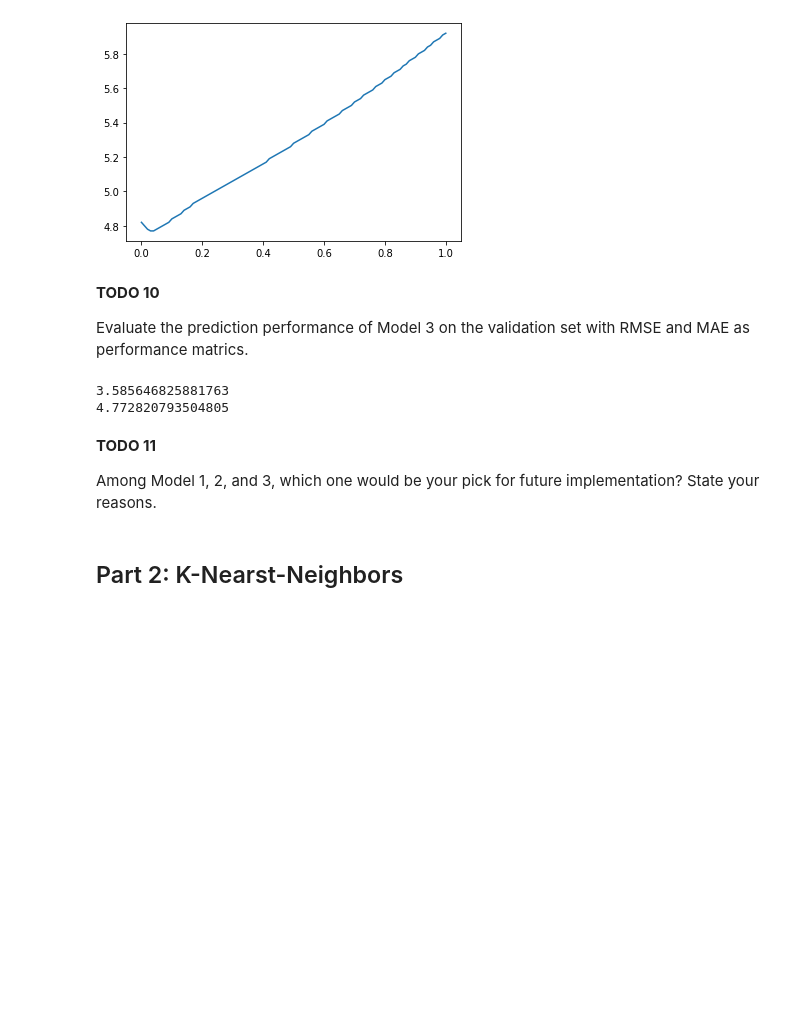
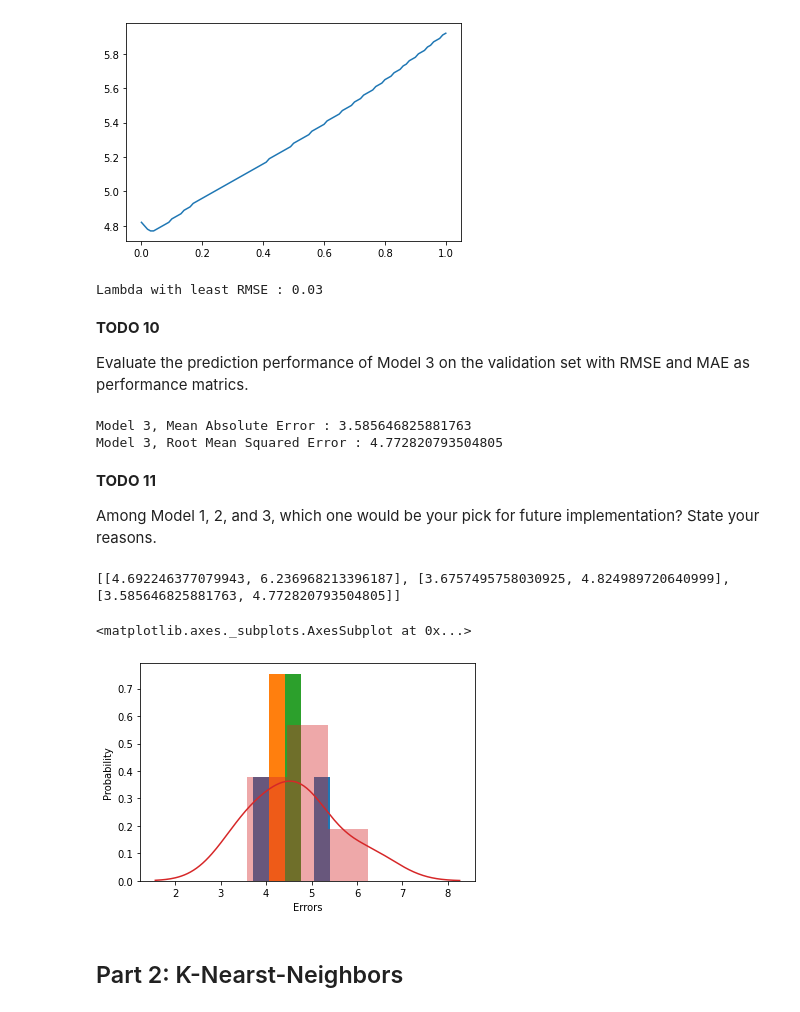
Before and after one commit to Rafi653/Data-Mining, a Jupyter notebook: Copy_of_Homework_4.ipynb, the cells around one changed output. Cells and saved outputs as stored; diff of their text form; code cells hidden in the pictures; blank space fills up the shorter version.

```diff
--- a/Copy_of_Homework_4.ipynb
+++ b/Copy_of_Homework_4.ipynb
@@ -276,36 +304,76 @@ plt.plot(alphas, error_list)
 [<matplotlib.lines.Line2D at 0x...>]
 [figure]
 # %%
+"""
+From the above graph it is clear that 0.03
+
+1. Fit Lasso model with lambda 0.03
+2. Predict on X_val
+"""
+
 best_alpha = alphas[error_list.index(min(error_list))]
-best_alpha
+print(f"Lambda with least RMSE : {best_alpha}")
 
 
 model = Lasso(alpha=best_alpha)
 model.fit(X_train, y_train)
 
 y_pred = model.predict(X_val)
+# %% [output]
+Lambda with least RMSE : 0.03
 # %% [markdown]
 
 **TODO 10**
 
 Evaluate the prediction performance of Model 3 on the validation set with RMSE and MAE as performance matrics.
-# %%
-from sklearn import metrics
-
-mae = metrics.mean_absolute_error(y_val, y_pred)
-print(mae)
-
-
-rmse = np.sqrt(metrics.mean_squared_error(y_val, y_pred))
-print(rmse)
-# %% [output]
-3.585646825881763
-4.772820793504805
+# %%
+"""
+Evaluate prediction performance of Model 3 by
+  1. Mean Absolute Error
+  2. Root Mean Squared Error
+"""
+
+
+from sklearn import metrics
+
+mae_3 = metrics.mean_absolute_error(y_val, y_pred)
+print(f"Model 3, Mean Absolute Error : {mae_3}")
+
+
+rmse_3 = np.sqrt(metrics.mean_squared_error(y_val, y_pred))
+print(f"Model 3, Root Mean Squared Error : {rmse_3}")
+# %% [output]
+Model 3, Mean Absolute Error : 3.585646825881763
+Model 3, Root Mean Squared Error : 4.772820793504805
 # %% [markdown]
 
 **TODO 11**
 
 Among Model 1, 2, and 3, which one would be your pick for future implementation? State your reasons.
+# %%
+"""
+Comparing Model 1, Model 2 and Model 3
+Using histogram, to evaluate performance between two models.
+
+It is clearly evident that Model 3 fits better compared to Model 1 and Model 2, with less error
+  1. In model 1 we just used 2 variables which could lead to underfit our model
+  2. Lasso out perform Linear regression as it penalizes any high errors with NORM 1
+
+"""
+
+l = [[mae_1, rmse_1], [mae_2, rmse_2], [mae_3, rmse_3]]
+print(l)
+from matplotlib import pyplot as plt
+plt.hist(l,bins=2,density=True)
+plt.ylabel('Probability')
+plt.xlabel('Errors')
+
+import seaborn as sns
+sns.distplot(l, bins=3)
+# %% [output]
+[[4.692246377079943, 6.236968213396187], [3.6757495758030925, 4.824989720640999], [3.585646825881763, 4.772820793504805]]
+<matplotlib.axes._subplots.AxesSubplot at 0x...>
+[figure, added]
 # %% [markdown]
 ## Part 2: K-Nearst-Neighbors
 # %% [markdown]
```
Also changed, not shown: parts of 48 cells of this notebook.
